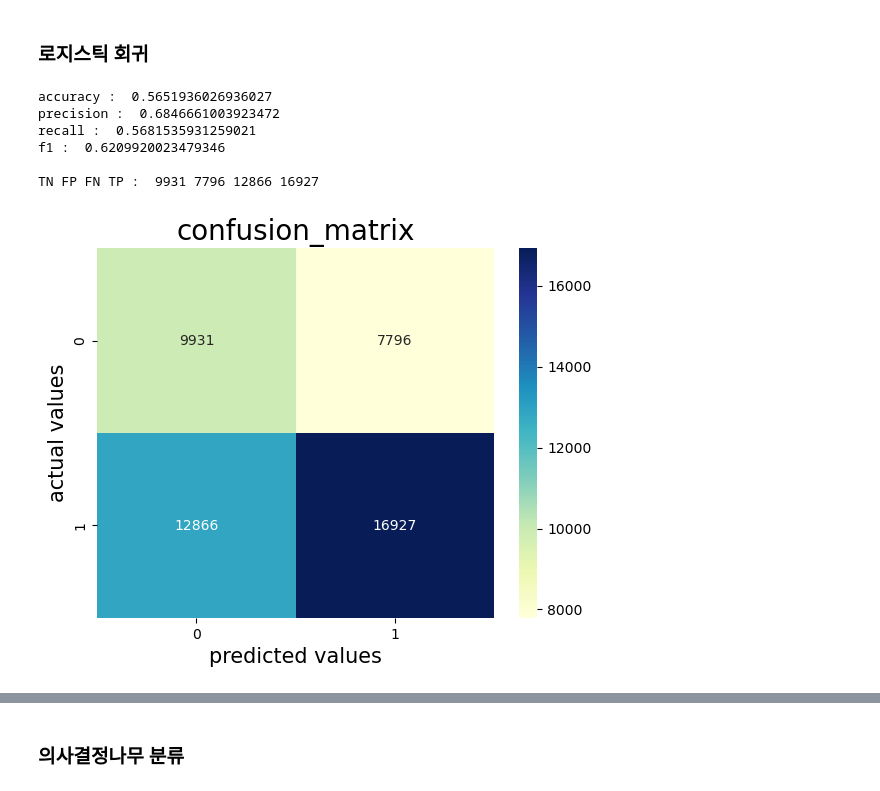
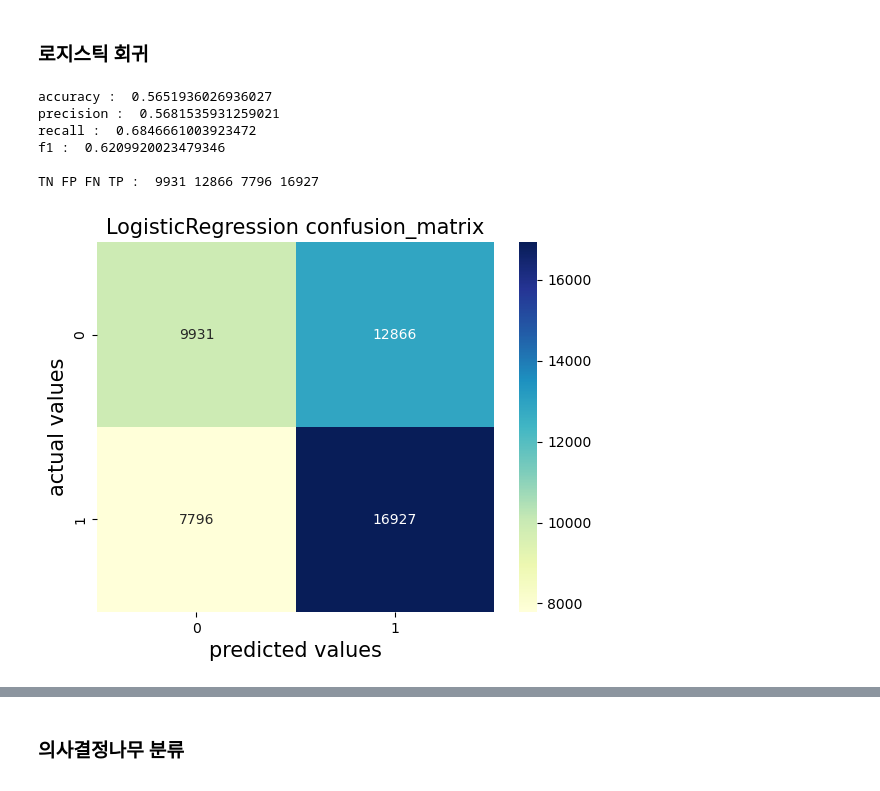
Before and after one commit to dbfla3831/STUDY, a Jupyter notebook: project/제조데이터_분석/핀성형기의_가동_상태_탐지.ipynb, the cells around one changed output, grey strips where cells are left out. Drawn from its saved outputs; the diff is of its cells as text; code cells hidden in the pictures.

```diff
--- a/project/제조데이터_분석/핀성형기의_가동_상태_탐지.ipynb
+++ b/project/제조데이터_분석/핀성형기의_가동_상태_탐지.ipynb
@@ -191,29 +208,29 @@ X_train, X_test, y_train, y_test = train_test_split(X, Y_start, test_size = 0.3,
 # %%
 lr = LogisticRegression()
 lr.fit(X_train, y_train)
 y_pred = lr.predict(X_test)
 
 # 혼동행렬
 confusion_matrix(y_test, y_pred)
-print('accuracy : ', accuracy_score(y_pred, y_test))
-print('precision : ', precision_score(y_pred, y_test))
-print('recall : ', recall_score(y_pred, y_test))
-print('f1 : ', f1_score(y_pred, y_test))
+print('accuracy : ', accuracy_score(y_test, y_pred))
+print('precision : ', precision_score(y_test, y_pred))
+print('recall : ', recall_score(y_test, y_pred))
+print('f1 : ', f1_score(y_test, y_pred))
 
 print()
 
-sns.heatmap(confusion_matrix(y_pred, y_test), annot = True, fmt=".0f",cmap='YlGnBu')
+sns.heatmap(confusion_matrix(y_test, y_pred), annot = True, fmt=".0f",cmap='YlGnBu')
 plt.xlabel('predicted values', size = 15)
 plt.ylabel('actual values', size = 15)
-plt.title('confusion_matrix', size = 20)
+plt.title('LogisticRegression confusion_matrix', size = 15)
 
-tn, fp, fn, tp = confusion_matrix(y_pred, y_test).ravel()
+tn, fp, fn, tp = confusion_matrix(y_test, y_pred).ravel()
 print('TN FP FN TP : ', tn, fp, fn, tp)
 # %% [output]
 accuracy :  0.5651936026936027
-precision :  0.6846661003923472
-recall :  0.5681535931259021
+precision :  0.5681535931259021
+recall :  0.6846661003923472
 f1 :  0.6209920023479346
 
-TN FP FN TP :  9931 7796 12866 16927
+TN FP FN TP :  9931 12866 7796 16927
-[figure, old version]
+[figure, new version]
```
Also changed, not shown: parts of 34 cells of this notebook.
